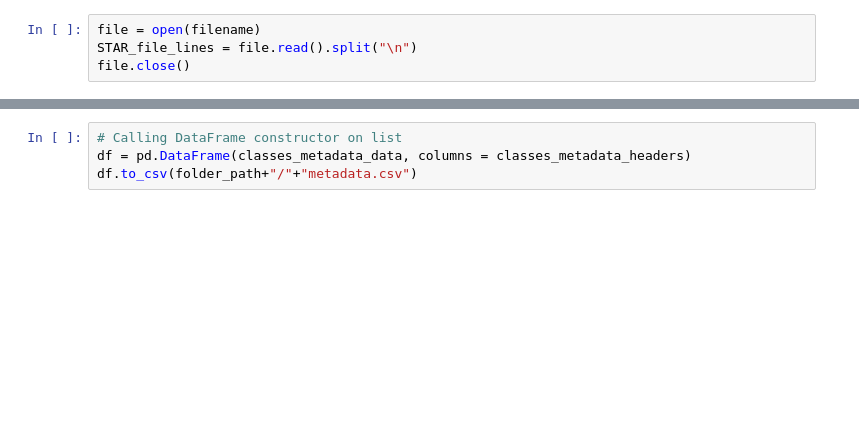
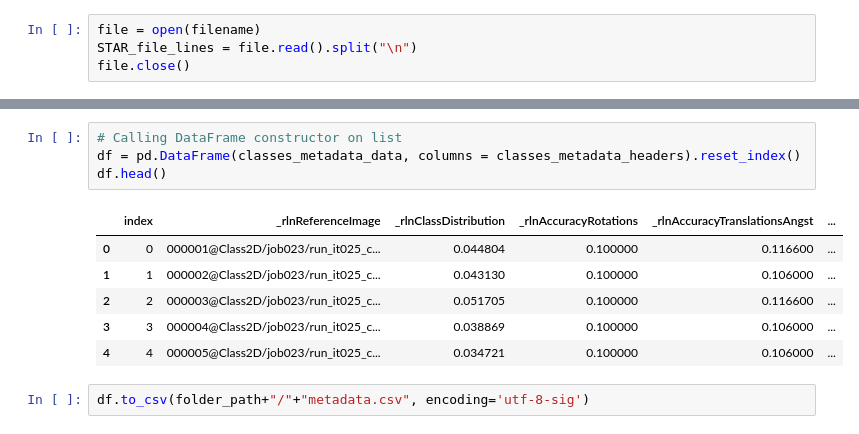
Before and after one commit to lorenzotala/PhD_codes, a Jupyter notebook: Mechanosensation/Python_code/CryoEM/ReadSTARMetadata.ipynb, the cells around one changed output, grey strips where cells are left out. Cells and saved outputs as stored; diff of their text form; blank space fills up the shorter version.

```diff
--- a/Mechanosensation/Python_code/CryoEM/ReadSTARMetadata.ipynb
+++ b/Mechanosensation/Python_code/CryoEM/ReadSTARMetadata.ipynb
@@ -34,4 +32,13 @@ IndexError: list index out of range
 # %%
 # Calling DataFrame constructor on list
-df = pd.DataFrame(classes_metadata_data, columns = classes_metadata_headers)
-df.to_csv(folder_path+"/"+"metadata.csv")
+df = pd.DataFrame(classes_metadata_data, columns = classes_metadata_headers).reset_index()
+df.head()
+# %% [output]
+|  | index | _rlnReferenceImage | _rlnClassDistribution | _rlnAccuracyRotations | _rlnAccuracyTranslationsAngst | ... |
+| 0 | 0 | 000001@Class2D/job023/run_it025_c... | 0.044804 | 0.100000 | 0.116600 | ... |
+| 1 | 1 | 000002@Class2D/job023/run_it025_c... | 0.043130 | 0.100000 | 0.106000 | ... |
+| 2 | 2 | 000003@Class2D/job023/run_it025_c... | 0.051705 | 0.100000 | 0.116600 | ... |
+| 3 | 3 | 000004@Class2D/job023/run_it025_c... | 0.038869 | 0.100000 | 0.106000 | ... |
+| 4 | 4 | 000005@Class2D/job023/run_it025_c... | 0.034721 | 0.100000 | 0.106000 | ... |
+# %%
+df.to_csv(folder_path+"/"+"metadata.csv", encoding='utf-8-sig')
```
Also changed, not shown: parts of 3 cells of this notebook, 11 other files.
